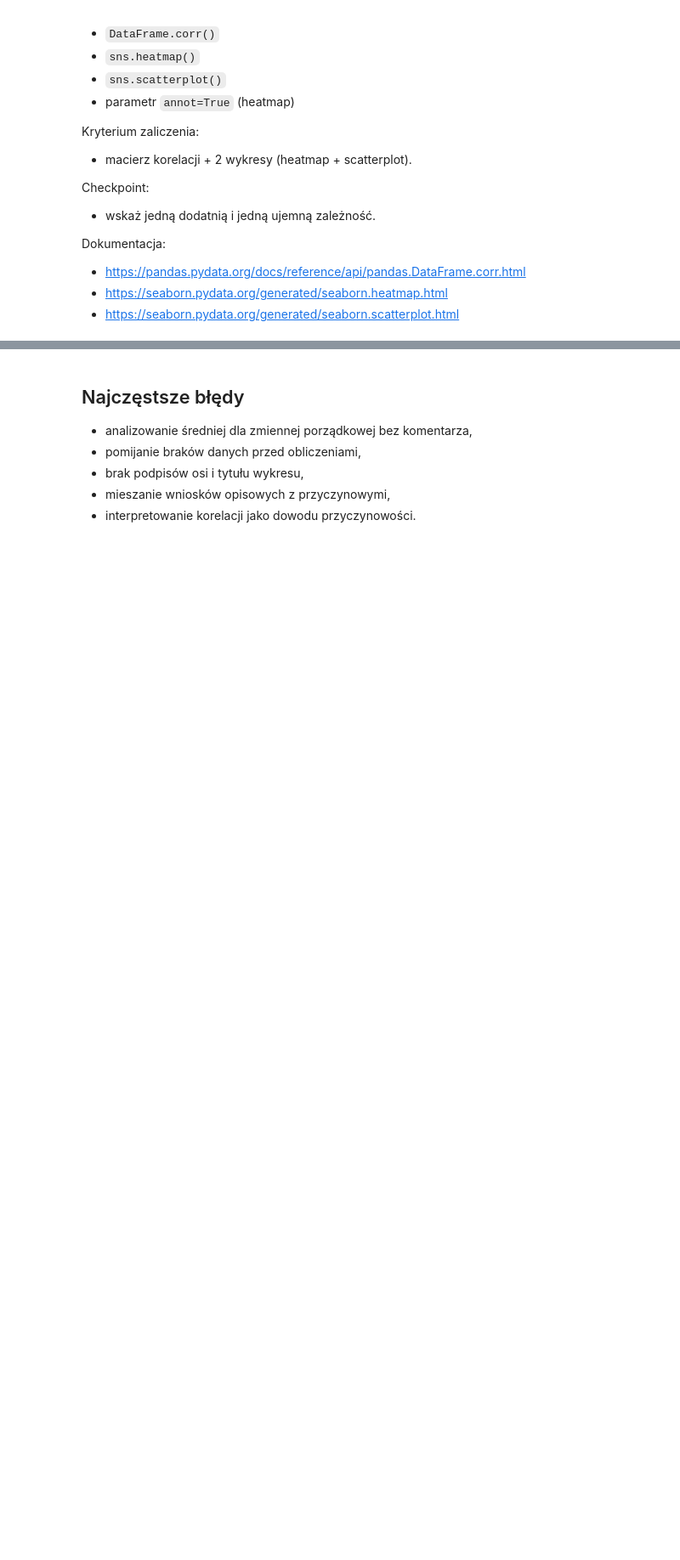
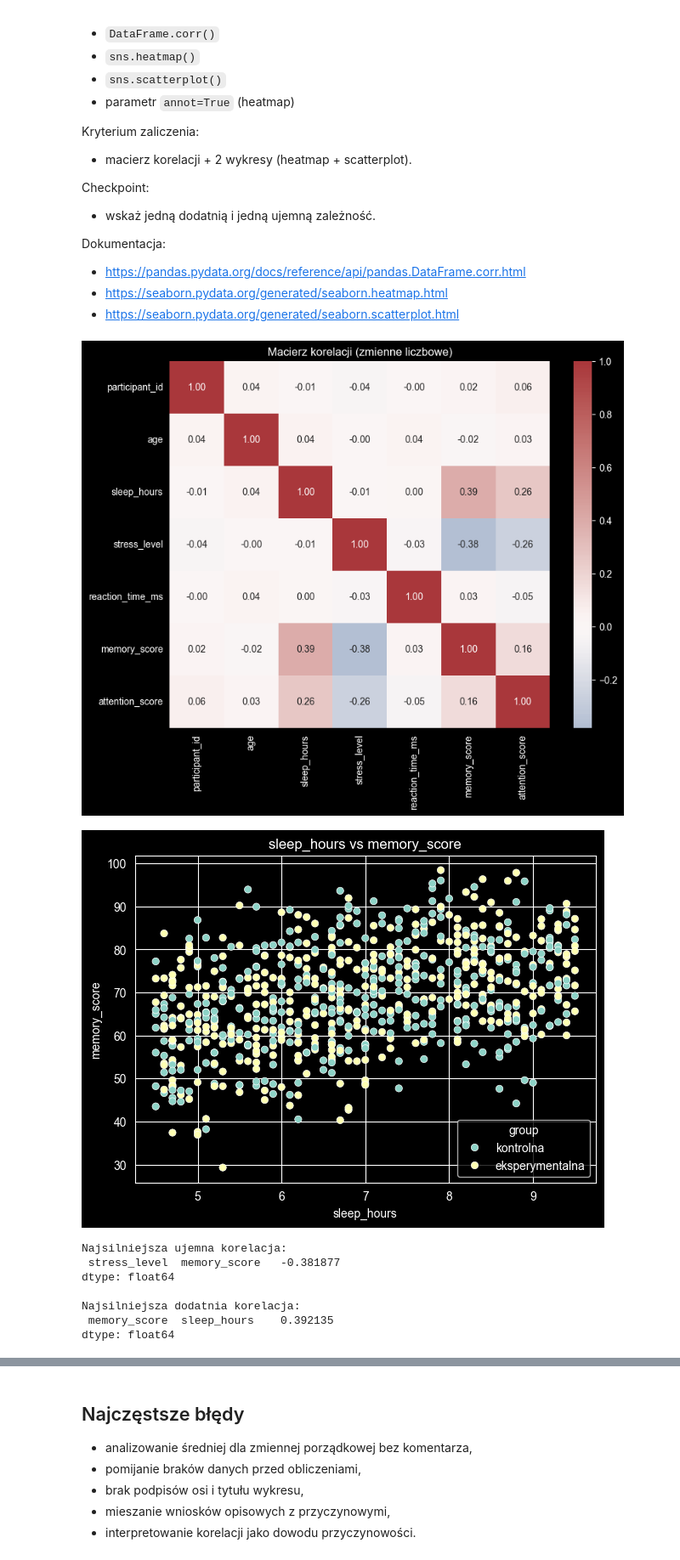
Before and after one commit to puznanski/AnalizaDanychPythonKurs, a Jupyter notebook: AnalizaDanychPython_Lekcja2.ipynb, the cells around one changed output, grey strips where cells are left out. Shown at 85% size. Cells and saved outputs as stored; diff of their text form; code cells hidden in the pictures; blank space fills up the shorter version.

```diff
--- a/AnalizaDanychPython_Lekcja2.ipynb
+++ b/AnalizaDanychPython_Lekcja2.ipynb
@@ -271,6 +495,34 @@ Dokumentacja:
 - https://seaborn.pydata.org/generated/seaborn.scatterplot.html
 # %%
 # Miejsce na Twoje rozwiązanie.
+num = df.select_dtypes(include="number")
+corr = num.corr()
+
+plt.figure(figsize=(9, 7))
+sns.heatmap(corr, annot=True, fmt=".2f", cmap="vlag", center=0)
+plt.title("Macierz korelacji (zmienne liczbowe)")
+plt.show()
+
+plt.figure(figsize=(7, 5))
+sns.scatterplot(data=df, x="sleep_hours", y="memory_score", hue="group")
+plt.title("sleep_hours vs memory_score")
+plt.xlabel("sleep_hours")
+plt.ylabel("memory_score")
+plt.show()
+
+pairs = corr.where(~(corr == 1)).stack().sort_values()
+print("Najsilniejsza ujemna korelacja:\n", pairs.head(1))
+print("\nNajsilniejsza dodatnia korelacja:\n", pairs.tail(1))
+# %% [output]
+[figure, added]
+[figure, added]
+Najsilniejsza ujemna korelacja:
+ stress_level  memory_score   -0.381877
+dtype: float64
+
+Najsilniejsza dodatnia korelacja:
+ memory_score  sleep_hours    0.392135
+dtype: float64
 # %% [markdown]
 ## Zadanie 7
 
```
Also changed, not shown: parts of 14 cells of this notebook, 4 other files.
